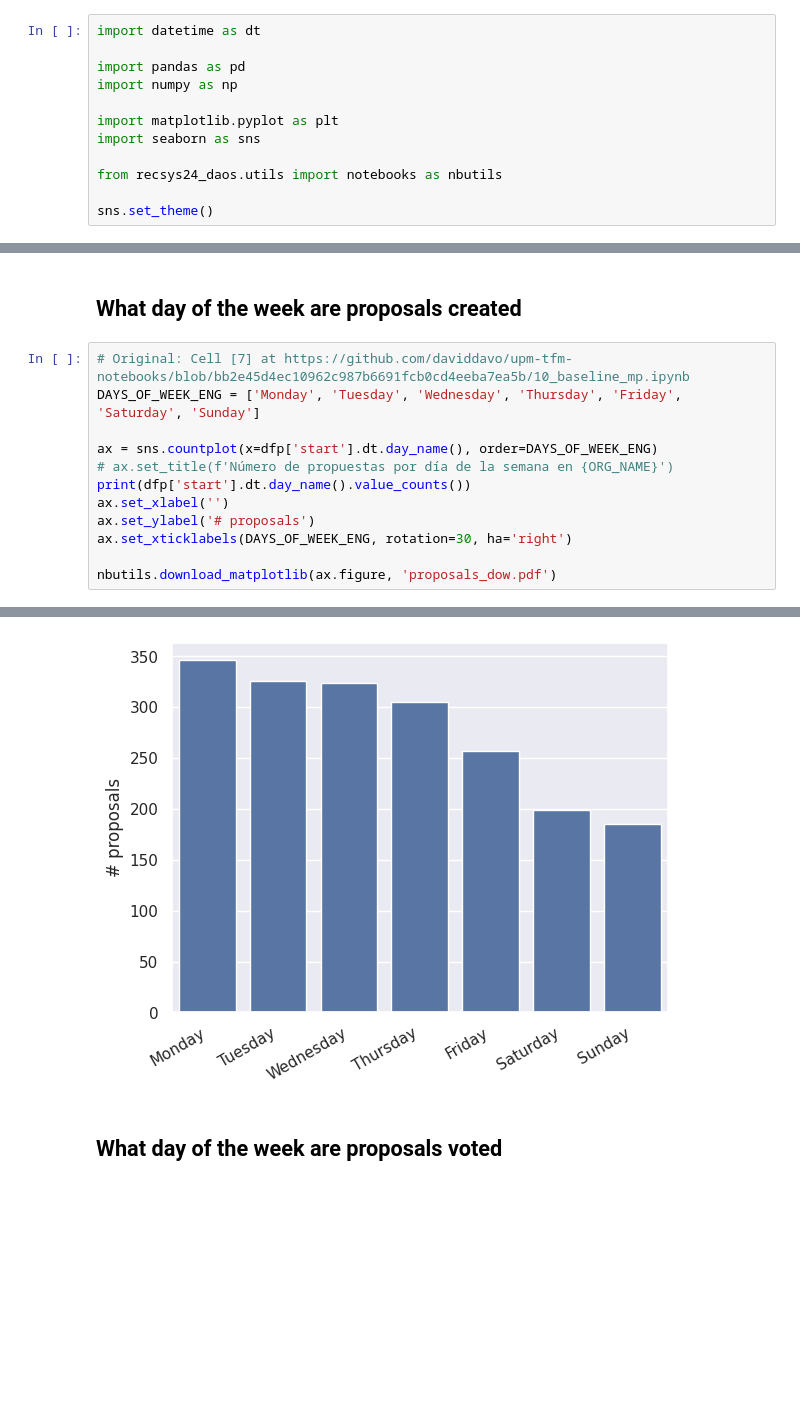
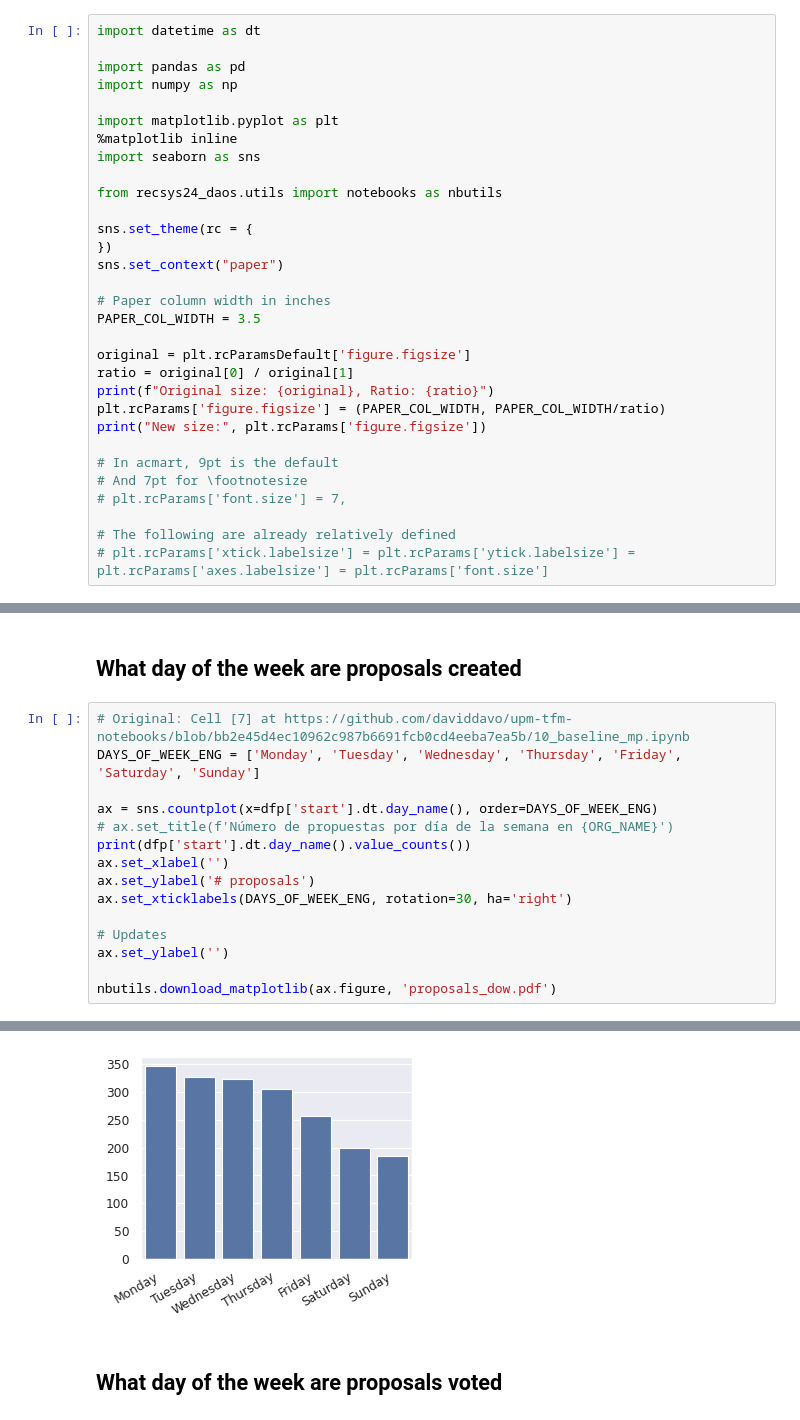
Before and after one commit to daviddavo/recsys4daos, a Jupyter notebook: notebooks/01_explore.ipynb, the cells around one changed output, grey strips where cells are left out. Drawn from its saved outputs; the diff is of its cells as text; blank space fills up the shorter version.

Commit message:
Updated figures for the paper

```diff
--- a/notebooks/01_explore.ipynb
+++ b/notebooks/01_explore.ipynb
@@ -5,8 +5,27 @@ import pandas as pd
 import numpy as np
 
 import matplotlib.pyplot as plt
+%matplotlib inline
 import seaborn as sns
 
 from recsys24_daos.utils import notebooks as nbutils
 
-sns.set_theme()
+sns.set_theme(rc = {
+})
+sns.set_context("paper")
+
+# Paper column width in inches
+PAPER_COL_WIDTH = 3.5
+
+original = plt.rcParamsDefault['figure.figsize']
+ratio = original[0] / original[1]
+print(f"Original size: {original}, Ratio: {ratio}")
+plt.rcParams['figure.figsize'] = (PAPER_COL_WIDTH, PAPER_COL_WIDTH/ratio)
+print("New size:", plt.rcParams['figure.figsize'])
+
+# In acmart, 9pt is the default
+# And 7pt for \footnotesize
+# plt.rcParams['font.size'] = 7,
+
+# The following are already relatively defined
+# plt.rcParams['xtick.labelsize'] = plt.rcParams['ytick.labelsize'] = plt.rcParams['axes.labelsize'] = plt.rcParams['font.size']
@@ -110,26 +132,29 @@ sns.despine()
 # %%
 # Original: Cell [7] at https://github.com/daviddavo/upm-tfm-notebooks/blob/bb2e45d4ec10962c987b6691fcb0cd4eeba7ea5b/10_baseline_mp.ipynb
 DAYS_OF_WEEK_ENG = ['Monday', 'Tuesday', 'Wednesday', 'Thursday', 'Friday', 'Saturday', 'Sunday']
 
 ax = sns.countplot(x=dfp['start'].dt.day_name(), order=DAYS_OF_WEEK_ENG)
 # ax.set_title(f'Número de propuestas por día de la semana en {ORG_NAME}')
 print(dfp['start'].dt.day_name().value_counts())
 ax.set_xlabel('')
 ax.set_ylabel('# proposals')
 ax.set_xticklabels(DAYS_OF_WEEK_ENG, rotation=30, ha='right')
 
+# Updates
+ax.set_ylabel('')
+
 nbutils.download_matplotlib(ax.figure, 'proposals_dow.pdf')
 # %% [output]
 Monday       346
 Tuesday      326
 Wednesday    324
 Thursday     305
 Friday       257
 Saturday     199
 Sunday       185
 Name: start, dtype: int64
 [interactive output not drawn]
-[figure, old version]
+[figure, new version]
 # %% [markdown]
 ## What day of the week are proposals voted
 # %%
```
Also changed, not shown: parts of 8 cells of this notebook, 6 other files.
